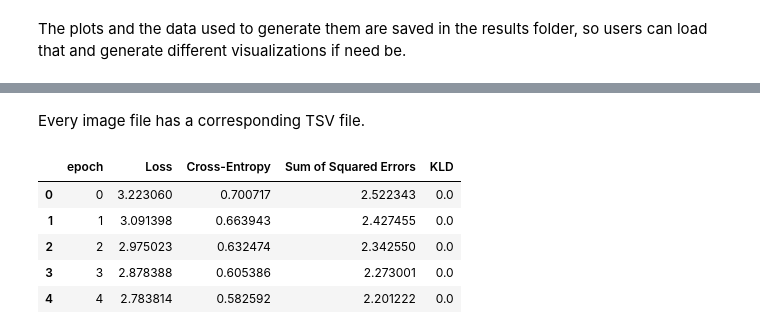
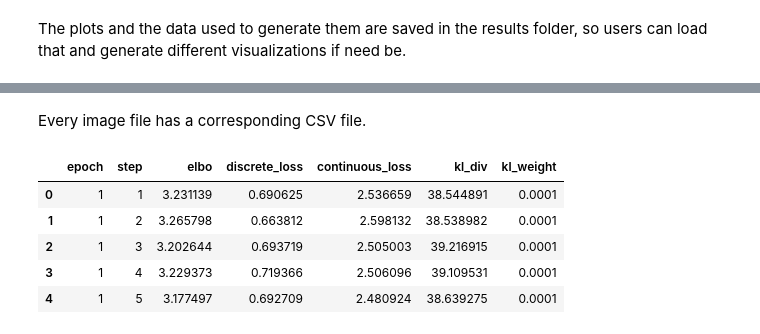
Before and after one commit to RasmussenLab/MOVE, a Jupyter notebook: tutorial/notebooks/04 Latent space analysis.ipynb, the cells around one changed output, grey strips where cells are left out. Drawn from its saved outputs; the diff is of its cells as text; code cells hidden in the pictures.

```diff
--- a/tutorial/notebooks/04 Latent space analysis.ipynb
+++ b/tutorial/notebooks/04 Latent space analysis.ipynb
@@ -74,12 +80,12 @@ Saved plot files:
 # %% [markdown]
-Every image file has a corresponding TSV file.
+Every image file has a corresponding CSV file.
 # %%
-df = pd.read_csv(results_path / "loss_curve.tsv", sep="\t")
+df = pd.read_csv(results_path / "loss_curve.csv")
 df.head()
 # %% [output]
-|  | epoch | Loss | Cross-Entropy | Sum of Squared Errors | KLD |
-| 0 | 0 | 3.223060 | 0.700717 | 2.522343 | 0.0 |
-| 1 | 1 | 3.091398 | 0.663943 | 2.427455 | 0.0 |
-| 2 | 2 | 2.975023 | 0.632474 | 2.342550 | 0.0 |
-| 3 | 3 | 2.878388 | 0.605386 | 2.273001 | 0.0 |
-| 4 | 4 | 2.783814 | 0.582592 | 2.201222 | 0.0 |
+|  | epoch | step | elbo | discrete_loss | continuous_loss | kl_div | kl_weight |
+| 0 | 1 | 1 | 3.231139 | 0.690625 | 2.536659 | 38.544891 | 0.0001 |
+| 1 | 1 | 2 | 3.265798 | 0.663812 | 2.598132 | 38.538982 | 0.0001 |
+| 2 | 1 | 3 | 3.202644 | 0.693719 | 2.505003 | 39.216915 | 0.0001 |
+| 3 | 1 | 4 | 3.229373 | 0.719366 | 2.506096 | 39.109531 | 0.0001 |
+| 4 | 1 | 5 | 3.177497 | 0.692709 | 2.480924 | 38.639275 | 0.0001 |
```
Also changed, not shown: parts of 7 cells of this notebook, 4 other files.
